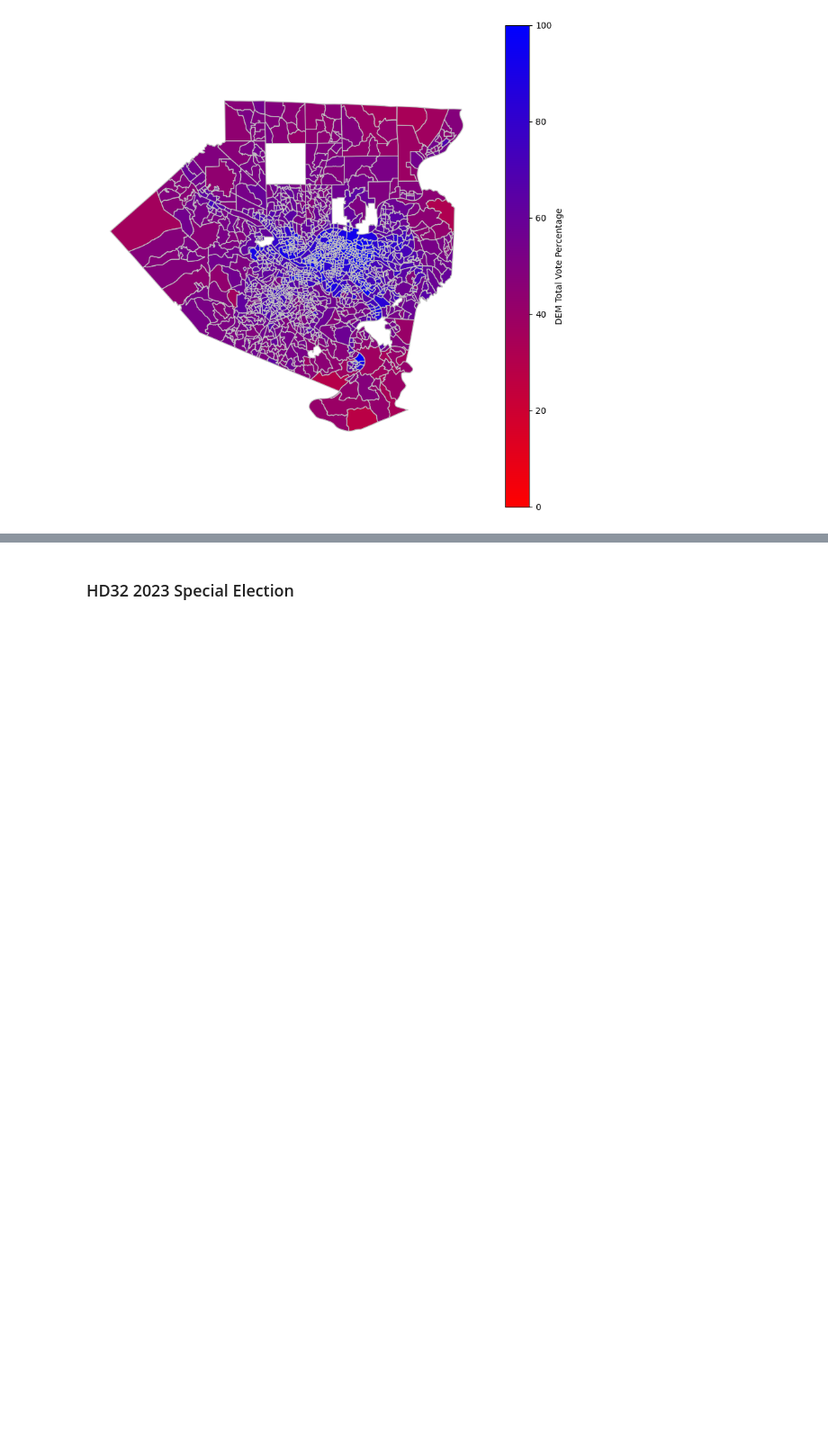
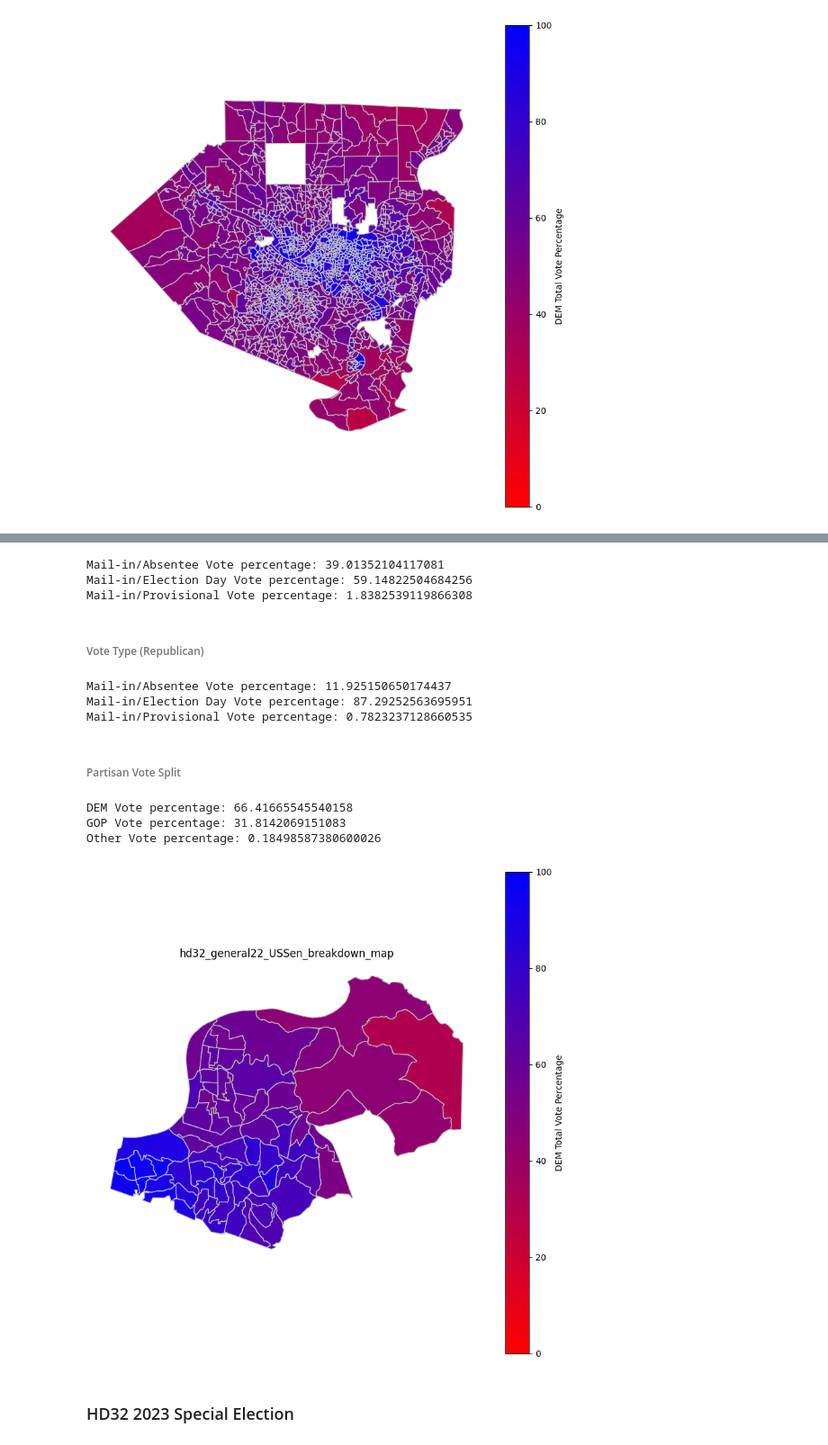
Before and after one commit to jonprice99/Regional-Election-Analysis, a Jupyter notebook: election_data.ipynb, the cells around one changed output, grey strips where cells are left out. Shown at 90% size. Drawn from its saved outputs; the diff is of its cells as text; code cells hidden in the pictures; blank space fills up the shorter version.

Commit message:
Create spreadsheets for breakdown and turnout

```diff
--- a/election_data.ipynb
+++ b/election_data.ipynb
@@ -1309,3 +1317,68 @@ plt.show()
+# %%
+hd32_general22_USSen_dem_mail_vote_ratio = (sum(hd32_general22_USSen_vote_breakdown['Absentee (DEM)']) / sum(hd32_general22_USSen_vote_breakdown['Total Votes (DEM)'])) * 100
+print("Mail-in/Absentee Vote percentage: " + str(hd32_general22_USSen_dem_mail_vote_ratio))
+
+hd32_general22_USSen_dem_eday_vote_ratio = (sum(hd32_general22_USSen_vote_breakdown['Election Day (DEM)']) / sum(hd32_general22_USSen_vote_breakdown['Total Votes (DEM)'])) * 100
+print("Mail-in/Election Day Vote percentage: " + str(hd32_general22_USSen_dem_eday_vote_ratio))
+
+hd32_general22_USSen_dem_provisional_vote_ratio = (sum(hd32_general22_USSen_vote_breakdown['Provisional (DEM)']) / sum(hd32_general22_USSen_vote_breakdown['Total Votes (DEM)'])) * 100
+print("Mail-in/Provisional Vote percentage: " + str(hd32_general22_USSen_dem_provisional_vote_ratio))
+# %% [output]
+Mail-in/Absentee Vote percentage: 39.01352104117081
+Mail-in/Election Day Vote percentage: 59.14822504684256
+Mail-in/Provisional Vote percentage: 1.8382539119866308
+# %% [markdown]
+###### Vote Type (Republican)
+# %%
+hd32_general22_USSen_gop_mail_vote_ratio = (sum(hd32_general22_USSen_vote_breakdown['Absentee (GOP)']) / sum(hd32_general22_USSen_vote_breakdown['Total Votes (GOP)'])) * 100
+print("Mail-in/Absentee Vote percentage: " + str(hd32_general22_USSen_gop_mail_vote_ratio))
+
+hd32_general22_USSen_gop_eday_vote_ratio = (sum(hd32_general22_USSen_vote_breakdown['Election Day (GOP)']) / sum(hd32_general22_USSen_vote_breakdown['Total Votes (GOP)'])) * 100
+print("Mail-in/Election Day Vote percentage: " + str(hd32_general22_USSen_gop_eday_vote_ratio))
+
+hd32_general22_USSen_gop_provisional_vote_ratio = (sum(hd32_general22_USSen_vote_breakdown['Provisional (GOP)']) / sum(hd32_general22_USSen_vote_breakdown['Total Votes (GOP)'])) * 100
+print("Mail-in/Provisional Vote percentage: " + str(hd32_general22_USSen_gop_provisional_vote_ratio))
+# %% [output]
+Mail-in/Absentee Vote percentage: 11.925150650174437
+Mail-in/Election Day Vote percentage: 87.29252563695951
+Mail-in/Provisional Vote percentage: 0.7823237128660535
+# %% [markdown]
+###### Partisan Vote Split
+# %%
+hd32_general22_USSen_dem_vote_ratio = (sum(hd32_general22_USSen_vote_breakdown['Total Votes (DEM)']) / sum(hd32_general22_USSen_vote_breakdown['Total'])) * 100
+print("DEM Vote percentage: " + str(hd32_general22_USSen_dem_vote_ratio))
+
+hd32_general22_USSen_gop_vote_ratio = (sum(hd32_general22_USSen_vote_breakdown['Total Votes (GOP)']) / sum(hd32_general22_USSen_vote_breakdown['Total'])) * 100
+print("GOP Vote percentage: " + str(hd32_general22_USSen_gop_vote_ratio))
+
+hd32_general22_USSen_other_vote_ratio = (sum(hd32_general22_USSen_vote_breakdown['Total Votes (Other)']) / sum(hd32_general22_USSen_vote_breakdown['Total'])) * 100
+print("Other Vote percentage: " + str(hd32_general22_USSen_other_vote_ratio))
+# %% [output]
+DEM Vote percentage: 66.41665545540158
+GOP Vote percentage: 31.8142069151083
+Other Vote percentage: 0.18498587380600026
+# %%
+# Create a custom colormap from red to blue
+cmap = matplotlib.colors.LinearSegmentedColormap.from_list('red_to_blue', ['red', 'blue'])
+
+# Modify the code to use the custom colormap
+labeled_hd32_general22_USSen_breakdown_map = hd32_general22_USSen_breakdown_map.plot(column="DEM Total Vote Percentage", #Set the data to be used for coloring
+                       edgecolor="#C0C0C0", #Set the color of the outlines for each district
+                       legend=True, #Show the legend
+                       legend_kwds={'label': "DEM Total Vote Percentage"}, #Label the legend
+                       figsize=(10,10), #Set the size of the graph
+                       cmap=cmap, #Use the custom colormap
+                       vmin=0,
+                       vmax=100
+                    )
+
+# hide the x and y axis on the plot & move the legend
+labeled_hd32_general22_USSen_breakdown_map.set_axis_off()
+labeled_hd32_general22_USSen_breakdown_map.set_title("hd32_general22_USSen_breakdown_map")
+
+plt.show()
+# %% [output]
+[figure, added]
 # %% [markdown]
 ### HD32 2023 Special Election
 # %%
```
Also changed, not shown: parts of 8 cells of this notebook.
